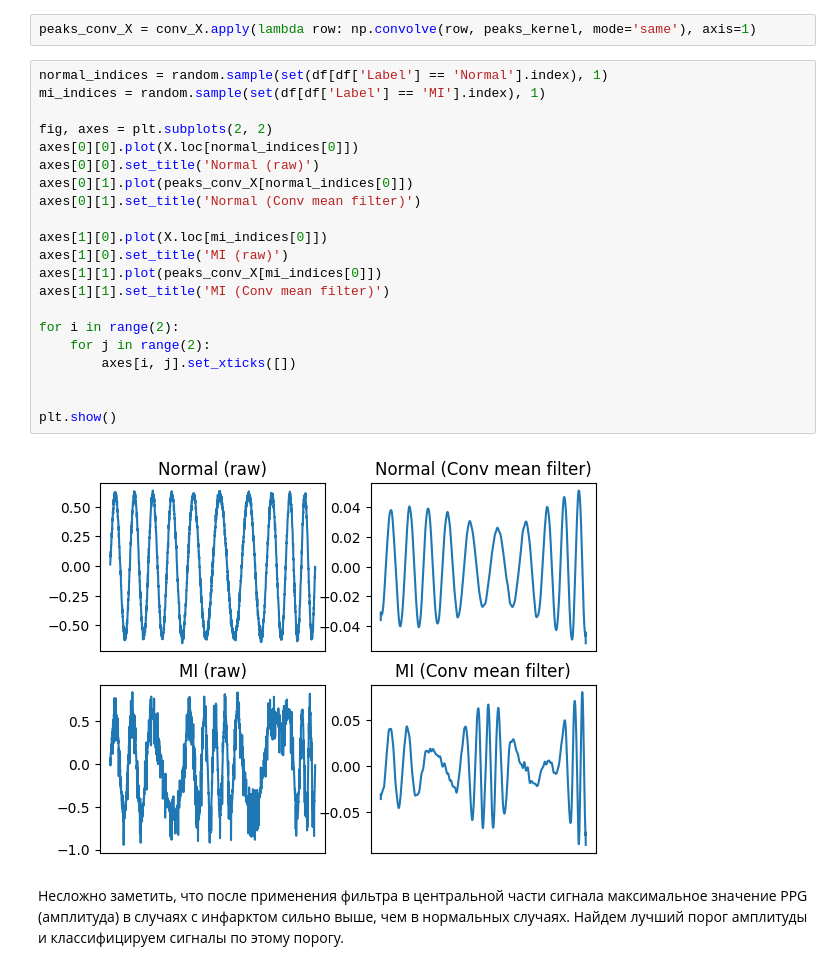
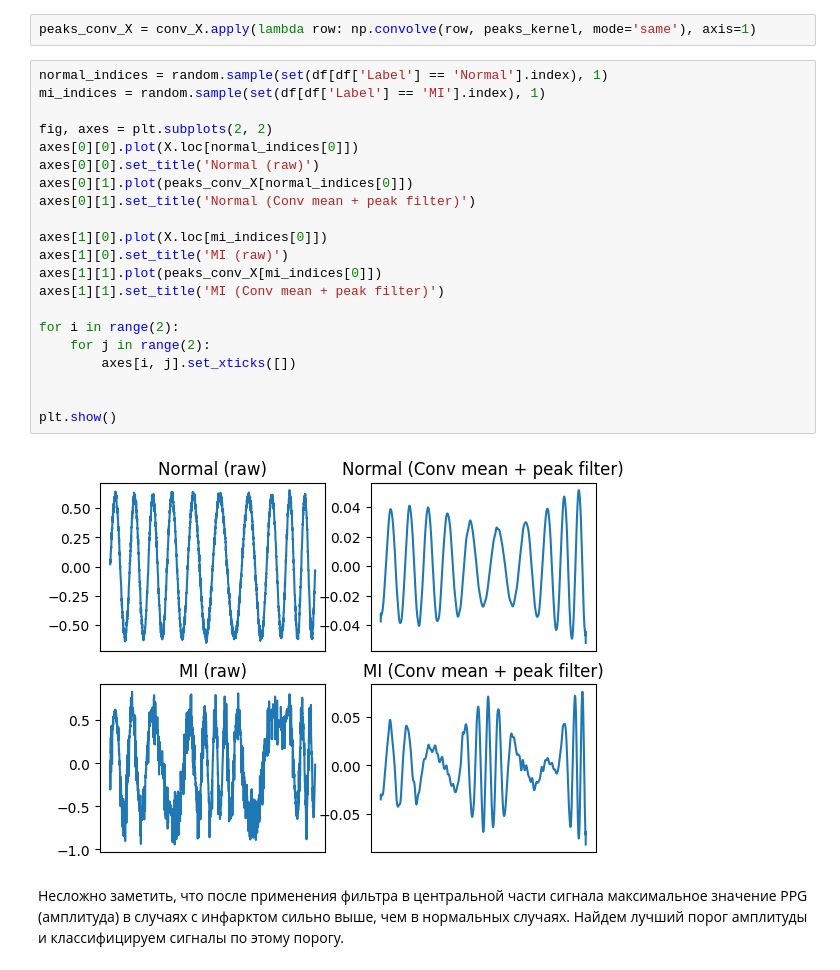
Before and after one commit to a13xbb/ml-tools-labs, a Jupyter notebook: lab4/main.ipynb, the cells around one changed output. Cells and saved outputs as stored; diff of their text form.

```diff
--- a/lab4/main.ipynb
+++ b/lab4/main.ipynb
@@ -432,26 +432,26 @@ peaks_conv_X = conv_X.apply(lambda row: np.convolve(row, peaks_kernel, mode='sam
 # %%
 normal_indices = random.sample(set(df[df['Label'] == 'Normal'].index), 1)
 mi_indices = random.sample(set(df[df['Label'] == 'MI'].index), 1)
 
 fig, axes = plt.subplots(2, 2)
 axes[0][0].plot(X.loc[normal_indices[0]])
 axes[0][0].set_title('Normal (raw)')
 axes[0][1].plot(peaks_conv_X[normal_indices[0]])
-axes[0][1].set_title('Normal (Conv mean filter)')
+axes[0][1].set_title('Normal (Conv mean + peak filter)')
 
 axes[1][0].plot(X.loc[mi_indices[0]])
 axes[1][0].set_title('MI (raw)')
 axes[1][1].plot(peaks_conv_X[mi_indices[0]])
-axes[1][1].set_title('MI (Conv mean filter)')
+axes[1][1].set_title('MI (Conv mean + peak filter)')
 
 for i in range(2):
     for j in range(2):
         axes[i, j].set_xticks([])
 
 
 plt.show()
 # %% [output]
-[figure, old version]
+[figure, new version]
 # %% [markdown]
 Несложно заметить, что после применения фильтра в центральной части сигнала максимальное значение PPG (амплитуда) в случаях с инфарктом сильно выше, чем в нормальных случаях. Найдем лучший порог амплитуды и классифицируем сигналы по этому порогу.
 # %%
```
Also changed, not shown: parts of 11 cells of this notebook.
